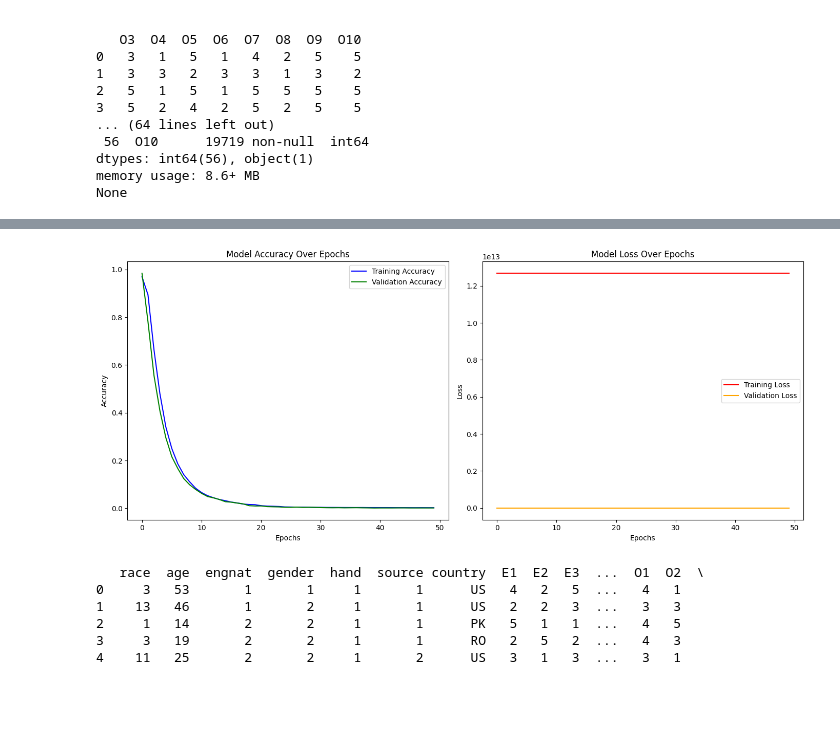
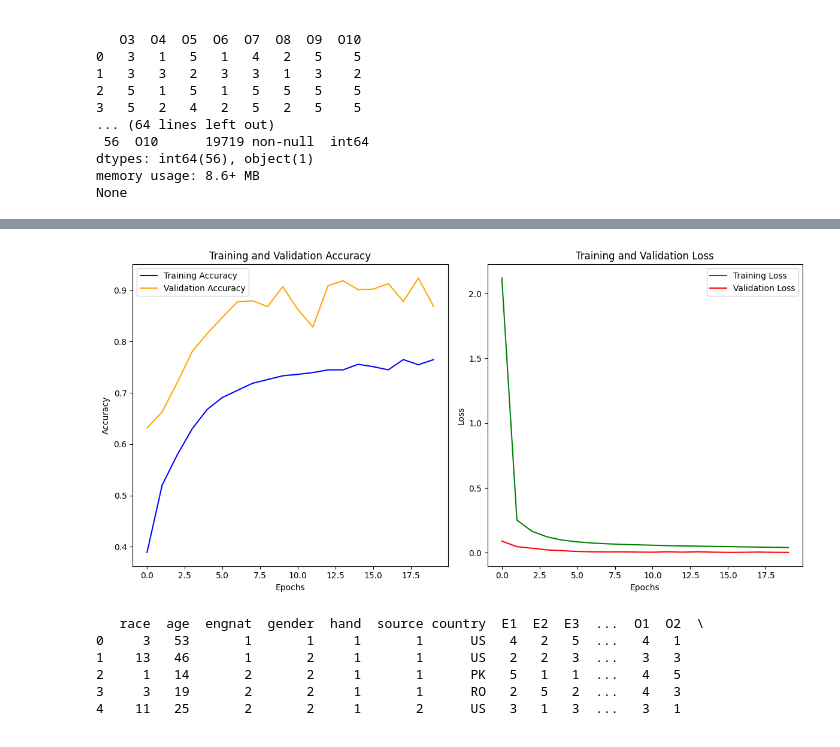
Before and after one commit to genx-uchiha/MindScope, a Jupyter notebook: main.ipynb, the cells around one changed output, grey strips where cells are left out. Cells and saved outputs as stored; diff of their text form; code cells hidden in the pictures; blank space fills up the shorter version.

```diff
--- a/main.ipynb
+++ b/main.ipynb
@@ -151,70 +142,74 @@ import pandas as pd
 from sklearn.model_selection import train_test_split
 from sklearn.preprocessing import StandardScaler
 from tensorflow.keras.models import Sequential
-from tensorflow.keras.layers import Dense
+from tensorflow.keras.layers import Dense, Dropout, BatchNormalization
+from tensorflow.keras.optimizers import Adam
+from tensorflow.keras.callbacks import EarlyStopping
 import matplotlib.pyplot as plt
 
-# Load the dataset
-data = pd.read_csv("data.csv", delimiter="\t")  # Use tab delimiter for proper parsing
+data = pd.read_csv("data.csv", delimiter="\t")
 
-# Inspect the dataset to verify columns are loaded correctly
-print(data.head())
-print(data.columns)
+#target variables
+data['E'] = data[[f"E{i}" for i in range(1, 11)]].mean(axis=1)
+data['N'] = data[[f"N{i}" for i in range(1, 11)]].mean(axis=1)
+data['A'] = data[[f"A{i}" for i in range(1, 11)]].mean(axis=1)
+data['C'] = data[[f"C{i}" for i in range(1, 11)]].mean(axis=1)
+data['O'] = data[[f"O{i}" for i in range(1, 11)]].mean(axis=1)
 
-# Split features (personality responses) and labels (Big Five traits)
-# Assuming Big Five traits are calculated from E1 to O10
+# Features (responses) and labels (Big 5 traits)
 features = [f"E{i}" for i in range(1, 11)] + [f"N{i}" for i in range(1, 11)] + \
            [f"A{i}" for i in range(1, 11)] + [f"C{i}" for i in range(1, 11)] + \
            [f"O{i}" for i in range(1, 11)]
-X = data[features].values  # Personality responses as features
-y = data[["race", "age", "engnat", "gender", "hand"]].values  # Example labels (replace with actual labels if needed)
+X = data[features].values
+y = data[['E', 'N', 'A', 'C', 'O']].values
 
-# Verify that X and y are not empty
 print("X shape:", X.shape)
 print("y shape:", y.shape)
 
-# Preprocess the data
 scaler = StandardScaler()
 X_scaled = scaler.fit_transform(X)
 
-# Split into train and test sets
 X_train, X_test, y_train, y_test = train_test_split(X_scaled, y, test_size=0.2, random_state=42)
 
 # Define the neural network model
 model = Sequential([
-    Dense(64, activation='relu', input_shape=(X_train.shape[1],)),
-    Dense(32, activation='relu'),
-    Dense(5, activation='sigmoid')  # Example output shape for 5 personality traits
+    Dense(128, activation='relu', input_shape=(X_train.shape[1],)),
+    BatchNormalization(),
+    Dropout(0.3),
+    Dense(64, activation='relu'),
+    BatchNormalization(),
+    Dropout(0.2),
+    Dense(5, activation='linear')
 ])
 
-# Compile the model
-model.compile(optimizer='adam', loss='mse', metrics=['accuracy'])
+# Compile the model using Adam optimizer
+model.compile(optimizer=Adam(learning_rate=0.001), loss='mse', metrics=['accuracy'])
+
+# prevent overfitting
+early_stopping = EarlyStopping(monitor='val_loss', patience=5, restore_best_weights=True)
 
 # Train the model
-history = model.fit(X_train, y_train, validation_data=(X_test, y_test), epochs=50, batch_size=32)
+epochs = 20
+history = model.fit(X_train, y_train, validation_data=(X_test, y_test), epochs=epochs, batch_size=16, callbacks=[early_stopping], verbose=1)
 
-# Evaluate the model
-test_loss, test_accuracy = model.evaluate(X_test, y_test)
-print(f"Test Accuracy: {test_accuracy:.2f}")
-print(f"Test Loss: {test_loss:.2f}")
+test_loss, test_accuracy = model.evaluate(X_test, y_test, verbose=0)
+print(f"\nFinal Test Accuracy: {test_accuracy:.4f}")
+print(f"Final Test Loss: {test_loss:.4f}")
 
-# Plot training history for accuracy and loss
-plt.figure(figsize=(14, 6))
+plt.figure(figsize=(12, 6))
 
-# Plot accuracy
 plt.subplot(1, 2, 1)
 plt.plot(history.history['accuracy'], label='Training Accuracy', color='blue')
-plt.plot(history.history['val_accuracy'], label='Validation Accuracy', color='green')
-plt.title('Model Accuracy Over Epochs')
+plt.plot(history.history['val_accuracy'], label='Validation Accuracy', color='orange')
+plt.title('Training and Validation Accuracy')
 plt.xlabel('Epochs')
 plt.ylabel('Accuracy')
 plt.legend()
 
-# Plot loss
 plt.subplot(1, 2, 2)
-plt.plot(history.history['loss'], label='Training Loss', color='red')
-plt.plot(history.history['val_loss'], label='Validation Loss', color='orange')
-plt.title('Model Loss Over Epochs')
+plt.plot(history.history['loss'], label='Training Loss', color='green')
+plt.plot(history.history['val_loss'], label='Validation Loss', color='red')
+plt.title('Training and Validation Loss')
 plt.xlabel('Epochs')
 plt.ylabel('Loss')
 plt.legend()
@@ -259,4 +240,4 @@ Test Loss: 3577.55
-[figure, old version]
+[figure, new version]
 # %%
 import pandas as pd
 import numpy as np
```
Also changed, not shown: parts of 8 cells of this notebook, 1 other file.
